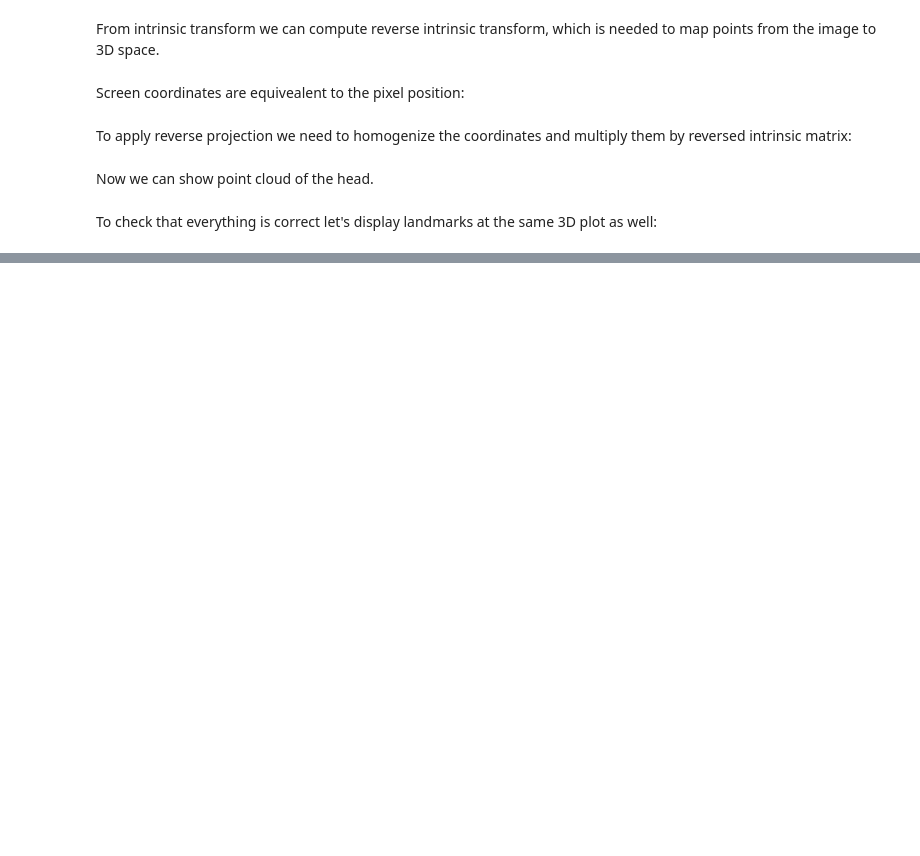
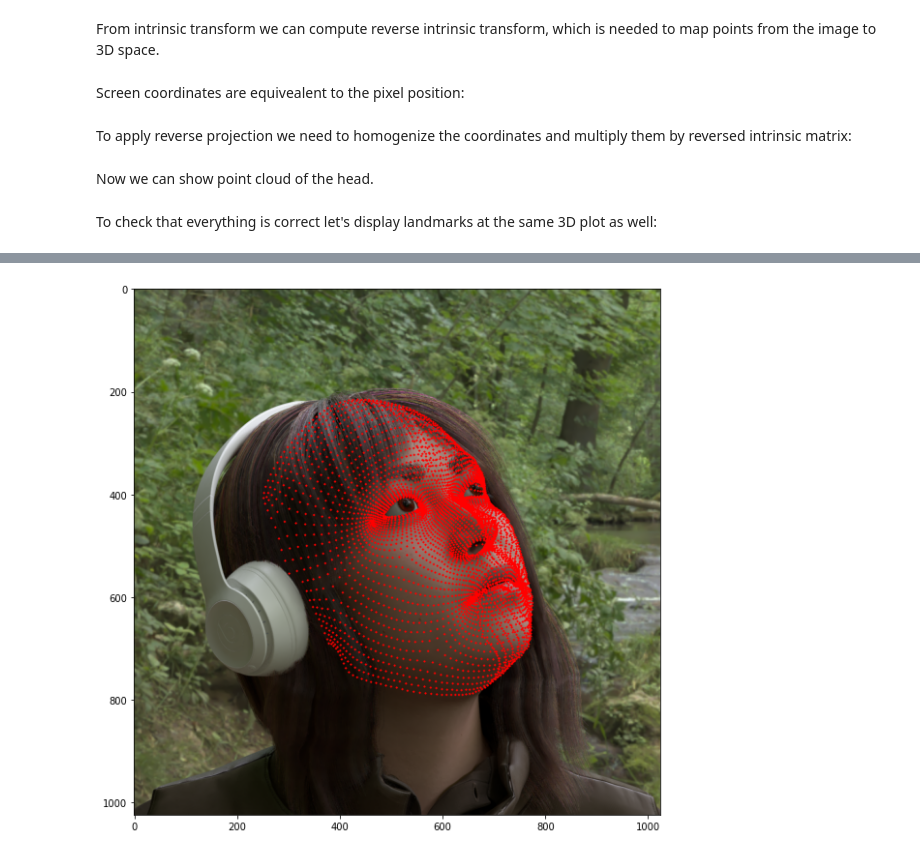
Before and after one commit to Synthesis-AI-Dev/face_api_dataset, a Jupyter notebook: examples/intrinsics.ipynb, the cells around one changed output, grey strips where cells are left out. Drawn from its saved outputs; the diff is of its cells as text; code cells hidden in the pictures; blank space fills up the shorter version.

```diff
--- a/examples/intrinsics.ipynb
+++ b/examples/intrinsics.ipynb
@@ -230,0 +329,5 @@ fig.show()
+# %%
+plt.figure(figsize=(10,10))
+landmark_show(item[Modality.RGB], cam_to_screen(intrinsics, lm_dense_sai))
+# %% [output]
+[figure, added]
```
Also changed, not shown: parts of 22 cells of this notebook.
